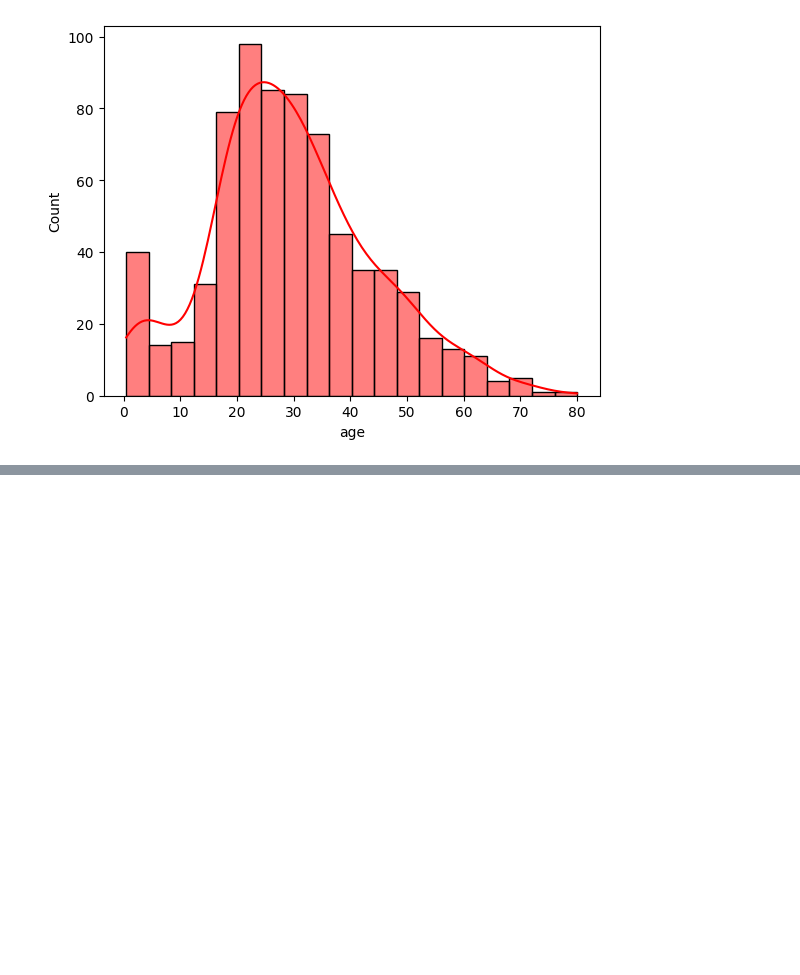
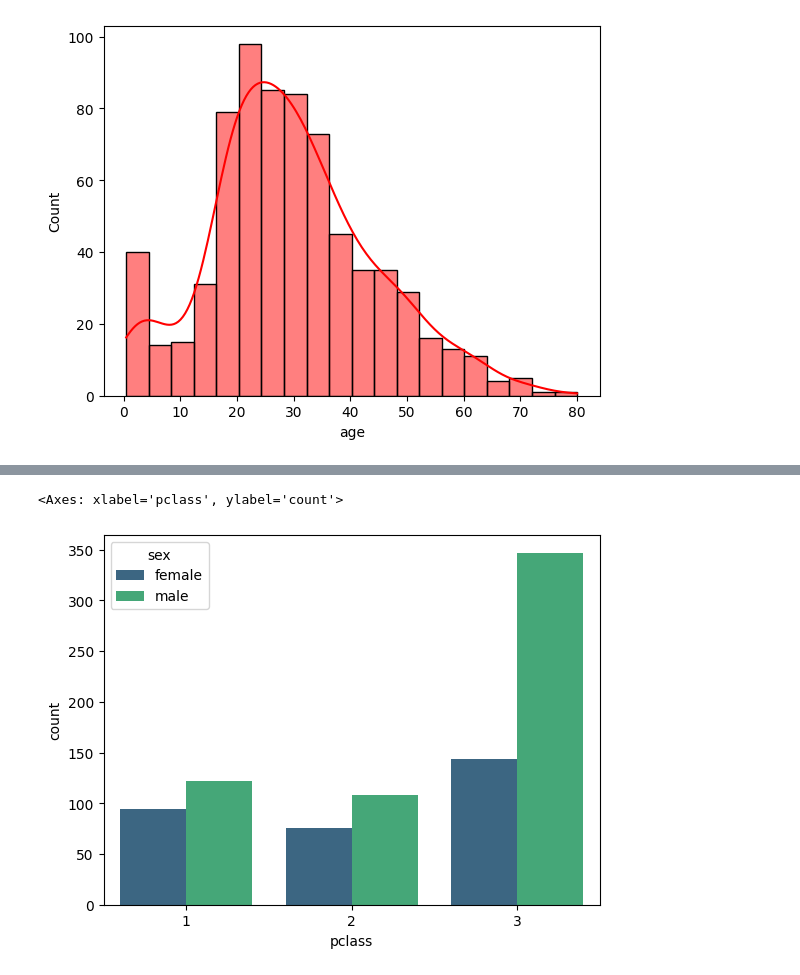
Before and after one commit to tejendra18/Python, a Jupyter notebook: Data Visualization/Analysis_Seaborn.ipynb, the cells around one changed output, grey strips where cells are left out. Cells and saved outputs as stored; diff of their text form; code cells hidden in the pictures; blank space fills up the shorter version.

```diff
--- a/Data Visualization/Analysis_Seaborn.ipynb
+++ b/Data Visualization/Analysis_Seaborn.ipynb
@@ -32,0 +33,6 @@ sns.histplot()
+# %%
+#Count of passenger
+sns.countplot(df,x='pclass',hue='sex',palette='viridis')
+# %% [output]
+<Axes: xlabel='pclass', ylabel='count'>
+[figure, added]
```
Also changed, not shown: parts of 2 cells of this notebook, 16 other files.
